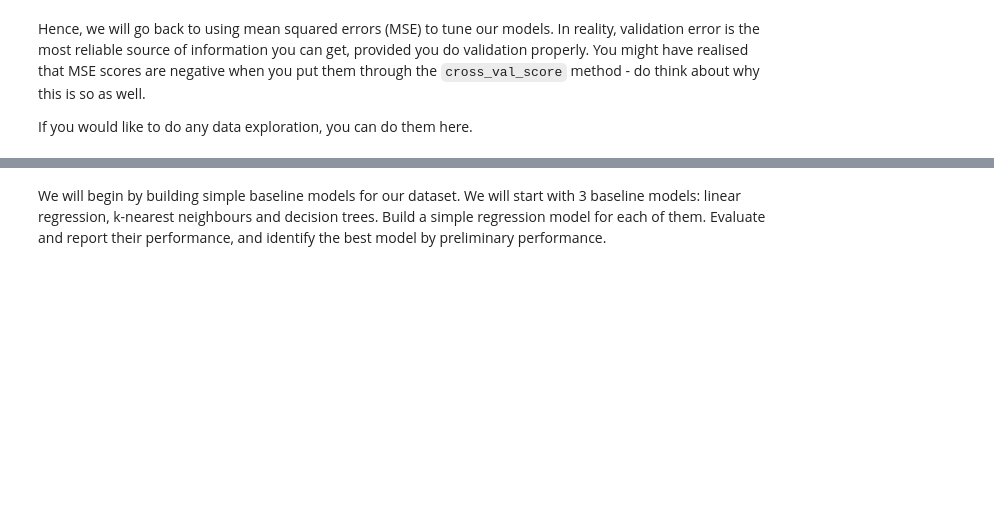
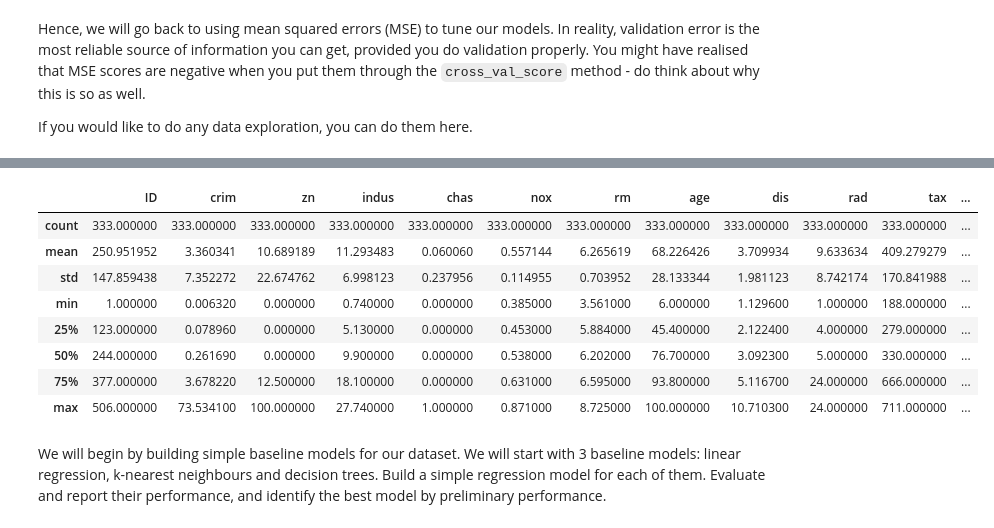
Before and after one commit to hanifa2102/AIAP_week2, a Jupyter notebook: Week 2 - Statistical Learning - Release.ipynb, the cells around one changed output, grey strips where cells are left out. Cells and saved outputs as stored; diff of their text form; code cells hidden in the pictures; blank space fills up the shorter version.

```diff
--- a/Week 2 - Statistical Learning - Release.ipynb
+++ b/Week 2 - Statistical Learning - Release.ipynb
@@ -406,2 +507,14 @@ If you would like to do any data exploration, you can do them here.
+# %%
+boston.describe()
+# %% [output]
+|  | ID | crim | zn | indus | chas | nox | rm | age | dis | rad | tax | ... |
+| count | 333.000000 | 333.000000 | 333.000000 | 333.000000 | 333.000000 | 333.000000 | 333.000000 | 333.000000 | 333.000000 | 333.000000 | 333.000000 | ... |
+| mean | 250.951952 | 3.360341 | 10.689189 | 11.293483 | 0.060060 | 0.557144 | 6.265619 | 68.226426 | 3.709934 | 9.633634 | 409.279279 | ... |
+| std | 147.859438 | 7.352272 | 22.674762 | 6.998123 | 0.237956 | 0.114955 | 0.703952 | 28.133344 | 1.981123 | 8.742174 | 170.841988 | ... |
+| min | 1.000000 | 0.006320 | 0.000000 | 0.740000 | 0.000000 | 0.385000 | 3.561000 | 6.000000 | 1.129600 | 1.000000 | 188.000000 | ... |
+| 25% | 123.000000 | 0.078960 | 0.000000 | 5.130000 | 0.000000 | 0.453000 | 5.884000 | 45.400000 | 2.122400 | 4.000000 | 279.000000 | ... |
+| 50% | 244.000000 | 0.261690 | 0.000000 | 9.900000 | 0.000000 | 0.538000 | 6.202000 | 76.700000 | 3.092300 | 5.000000 | 330.000000 | ... |
+| 75% | 377.000000 | 3.678220 | 12.500000 | 18.100000 | 0.000000 | 0.631000 | 6.595000 | 93.800000 | 5.116700 | 24.000000 | 666.000000 | ... |
+| max | 506.000000 | 73.534100 | 100.000000 | 27.740000 | 1.000000 | 0.871000 | 8.725000 | 100.000000 | 10.710300 | 24.000000 | 711.000000 | ... |
 # %% [markdown]
 We will begin by building simple baseline models for our dataset. We will start with 3 baseline models: linear regression, k-nearest neighbours and decision trees. Build a simple regression model for each of them. Evaluate and report their performance, and identify the best model by preliminary performance.
```
Also changed, not shown: parts of 44 cells of this notebook, 5 other files.
